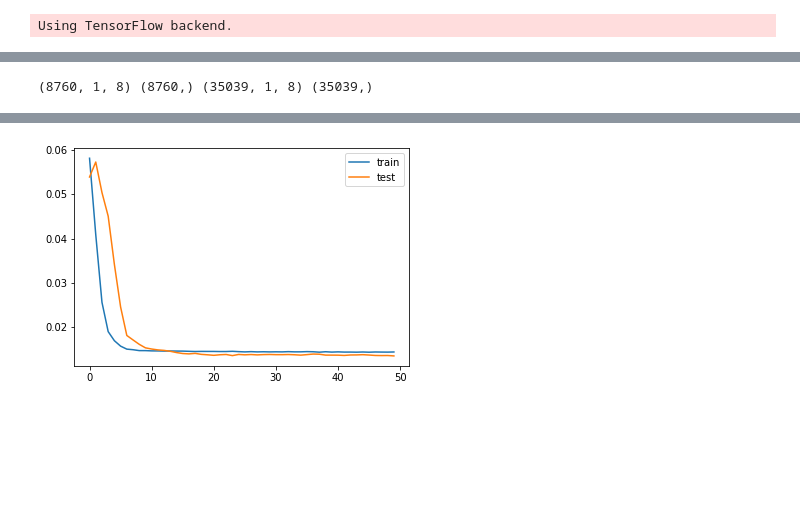
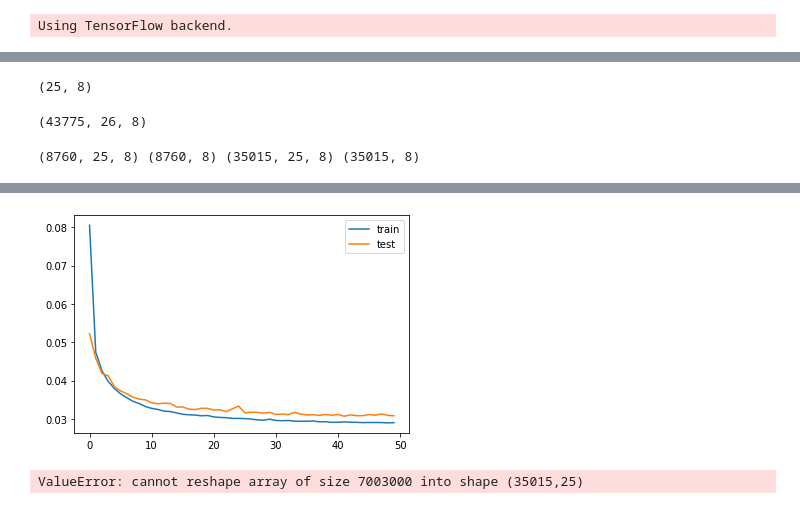
Before and after one commit to icaromourao/Multivariate-Time-Series-Forecasting, a Jupyter notebook: notebooks/Forecast.ipynb, the cells around one changed output, grey strips where cells are left out. Drawn from its saved outputs; the diff is of its cells as text; code cells hidden in the pictures; blank space fills up the shorter version.

Commit message:
Alterando arquitetura da rede

```diff
--- a/notebooks/Forecast.ipynb
+++ b/notebooks/Forecast.ipynb
@@ -128,6 +83,52 @@ reframed.head()
+# %%
+# converte as series para aprendizagem supervisionada
+def series_to_supervised(data, n_x=25, n_y=1, dropnan=True):
+    n = n_x + 1
+    df = DataFrame(data)
+    i = 0
+    df_len = len(df)
+
+    samples = sample = df[0:n]
+    df = df.shift(-1)
+    df.dropna(inplace=True)
+    samples = sample.values
+    samples = samples.reshape(1,26,8)
+
+    while(i < df_len-1):
+        sample = df[0:n]
+        if(sample.size == 208):
+            df = df.shift(-1)
+            df.dropna(inplace=True)
+            sample = sample.values
+            sample = sample.reshape(1,26,8)
+            samples = np.concatenate((samples, sample), axis=0)
+        else:
+            break
+        i += 1
+
+    print(df.shape)
+    return samples
+
+# codifica os rotulos da coluna 4 em inteiros
+encoder = LabelEncoder()
+values[:,4] = encoder.fit_transform(values[:,4])
+
+# muda o tipo dos valores para ponto flutuante
+values = values.astype('float32')
+
+# normaliza a escala dos dados
+scaler = MinMaxScaler(feature_range=(0, 1))
+scaled = scaler.fit_transform(values)
+
+reframed = series_to_supervised(scaled)
+
+reframed.shape
+# %% [output]
+(25, 8)
+(43775, 26, 8)
 # %%
 # separa o conjunto de dados em subconjuntos de treino e teste
-values = reframed.values
+values = reframed
 n_train_hours = 365 * 24
 train = values[:n_train_hours, :]
 test = values[n_train_hours:, :]
@@ -137,23 +138,20 @@ test = values[n_train_hours:, :]
 train_X, train_y = train[:, :-1], train[:, -1]
 test_X, test_y = test[:, :-1], test[:, -1]
 
-# configura a entrada para ser 3D [samples, timesteps, features]
-train_X = train_X.reshape((train_X.shape[0], 1, train_X.shape[1]))
-test_X = test_X.reshape((test_X.shape[0], 1, test_X.shape[1]))
 print(train_X.shape, train_y.shape, test_X.shape, test_y.shape)
 # %% [output]
-(8760, 1, 8) (8760,) (35039, 1, 8) (35039,)
+(8760, 25, 8) (8760, 8) (35015, 25, 8) (35015, 8)
 # %%
-# design network
+# arquitetura da rede
 model = Sequential()
 model.add(LSTM(50, input_shape=(train_X.shape[1], train_X.shape[2])))
-model.add(Dense(1))
+model.add(Dense(8))
 model.compile(loss='mae', optimizer='adam')
 
-# fit network
+# modela a rede
 history = model.fit(train_X, train_y, epochs=50, batch_size=72, validation_data=(test_X, test_y), verbose=2, shuffle=True)
 
-# plot history
+# plota em grafico o historico de aprendizado e treino
 pyplot.plot(history.history['loss'], label='train')
 pyplot.plot(history.history['val_loss'], label='test')
 pyplot.legend()
@@ -179,8 +177,8 @@ Epoch 50/50
-[figure, old version]
+[figure, new version]
 # %%
-# make a prediction
+# faz uma predição
 yhat = model.predict(test_X)
-test_X = test_X.reshape((test_X.shape[0], test_X.shape[2]))
+test_X = test_X.reshape((test_X.shape[0], test_X.shape[1]))
 
 # invert scaling for forecast
 inv_yhat = concatenate((yhat, test_X[:, 1:]), axis=1)
@@ -196,3 +194,5 @@ inv_y = inv_y[:,0]
 # calculate RMSE
 rmse = sqrt(mean_squared_error(inv_y, inv_yhat))
 print('Test RMSE: %.3f' % rmse)
+# %% [output]
+ValueError: cannot reshape array of size 7003000 into shape (35015,25)
```
Also changed, not shown: parts of 6 cells of this notebook.
